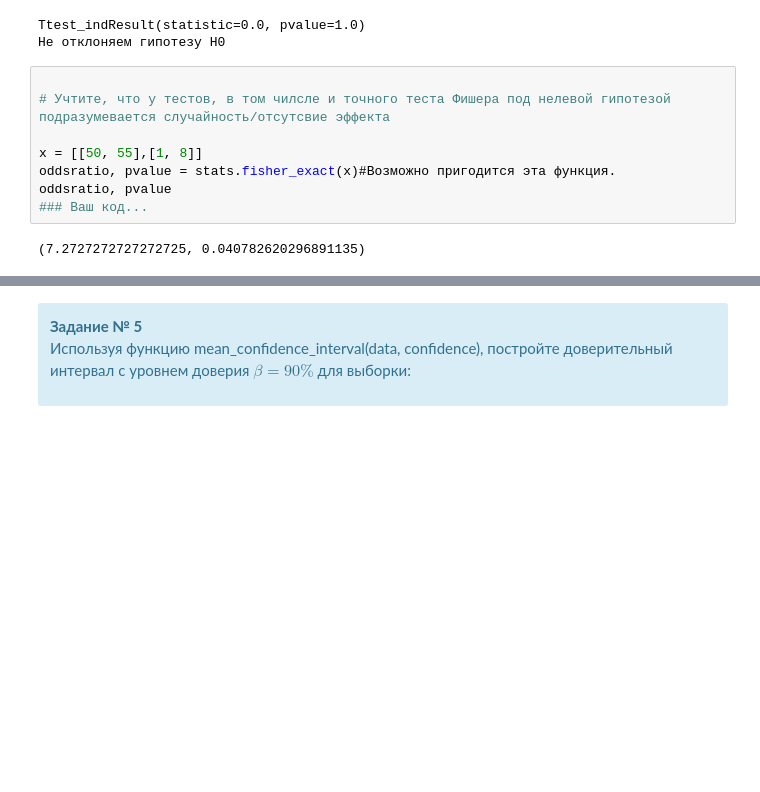
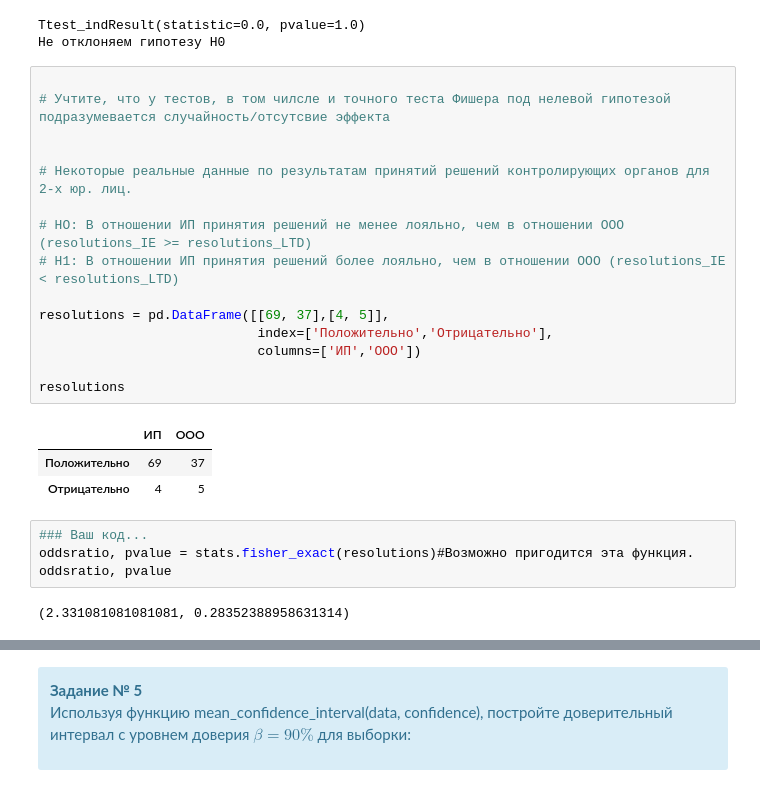
Before and after one commit to Gralex78/Home-Work-PYDA-20, a Jupyter notebook: 19_Confidential_intervals/HW_#19.ipynb, the cells around one changed output, grey strips where cells are left out. Cells and saved outputs as stored; diff of their text form; blank space fills up the shorter version.

```diff
--- a/19_Confidential_intervals/HW_#19.ipynb
+++ b/19_Confidential_intervals/HW_#19.ipynb
@@ -755,13 +757,28 @@ else:
 # %% [output]
 Ttest_indResult(statistic=0.0, pvalue=1.0)
 Не отклоняем гипотезу Н0
-# %%
-
-# Учтите, что у тестов, в том чилсле и точного теста Фишера под нелевой гипотезой подразумевается случайность/отсутсвие эффекта
-
-x = [[50, 55],[1, 8]]
-oddsratio, pvalue = stats.fisher_exact(x)#Возможно пригодится эта функция.
-oddsratio, pvalue
-### Ваш код...
-# %% [output]
-(7.2727272727272725, 0.040782620296891135)
+# %%
+
+# Учтите, что у тестов, в том чилсле и точного теста Фишера под нелевой гипотезой подразумевается случайность/отсутсвие эффекта
+
+
+# Некоторые реальные данные по результатам принятий решений контролирующих органов для 2-x юр. лиц.
+
+# HO: В отношении ИП принятия решений не менее лояльно, чем в отношении ООО (resolutions_IE >= resolutions_LTD)
+# H1: В отношении ИП принятия решений более лояльно, чем в отношении ООО (resolutions_IE < resolutions_LTD)
+
+resolutions = pd.DataFrame([[69, 37],[4, 5]],
+                            index=['Положительно','Отрицательно'],
+                            columns=['ИП','ООО'])
+
+resolutions
+# %% [output]
+|  | ИП | ООО |
+| Положительно | 69 | 37 |
+| Отрицательно | 4 | 5 |
+# %%
+### Ваш код...
+oddsratio, pvalue = stats.fisher_exact(resolutions)#Возможно пригодится эта функция.
+oddsratio, pvalue
+# %% [output]
+(2.331081081081081, 0.28352388958631314)
```
Also changed, not shown: parts of 18 cells of this notebook.
